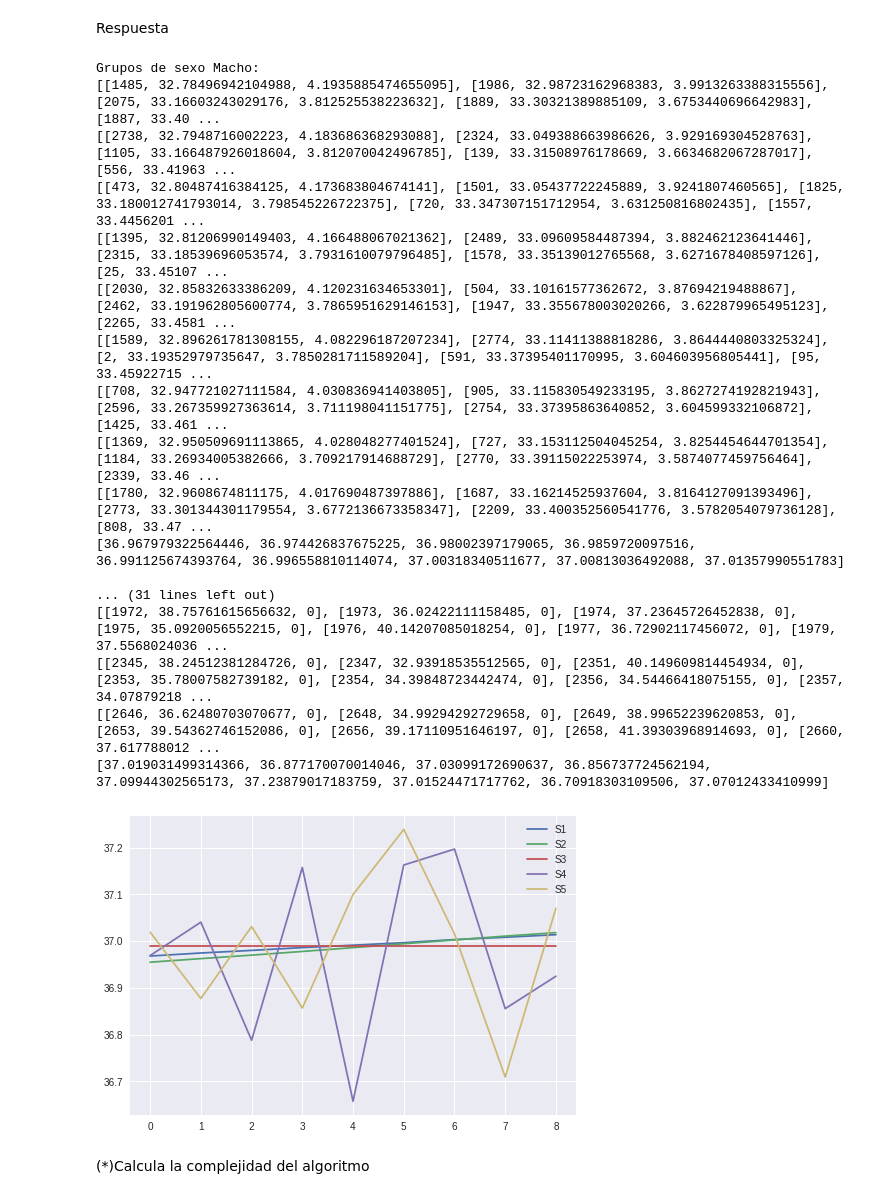
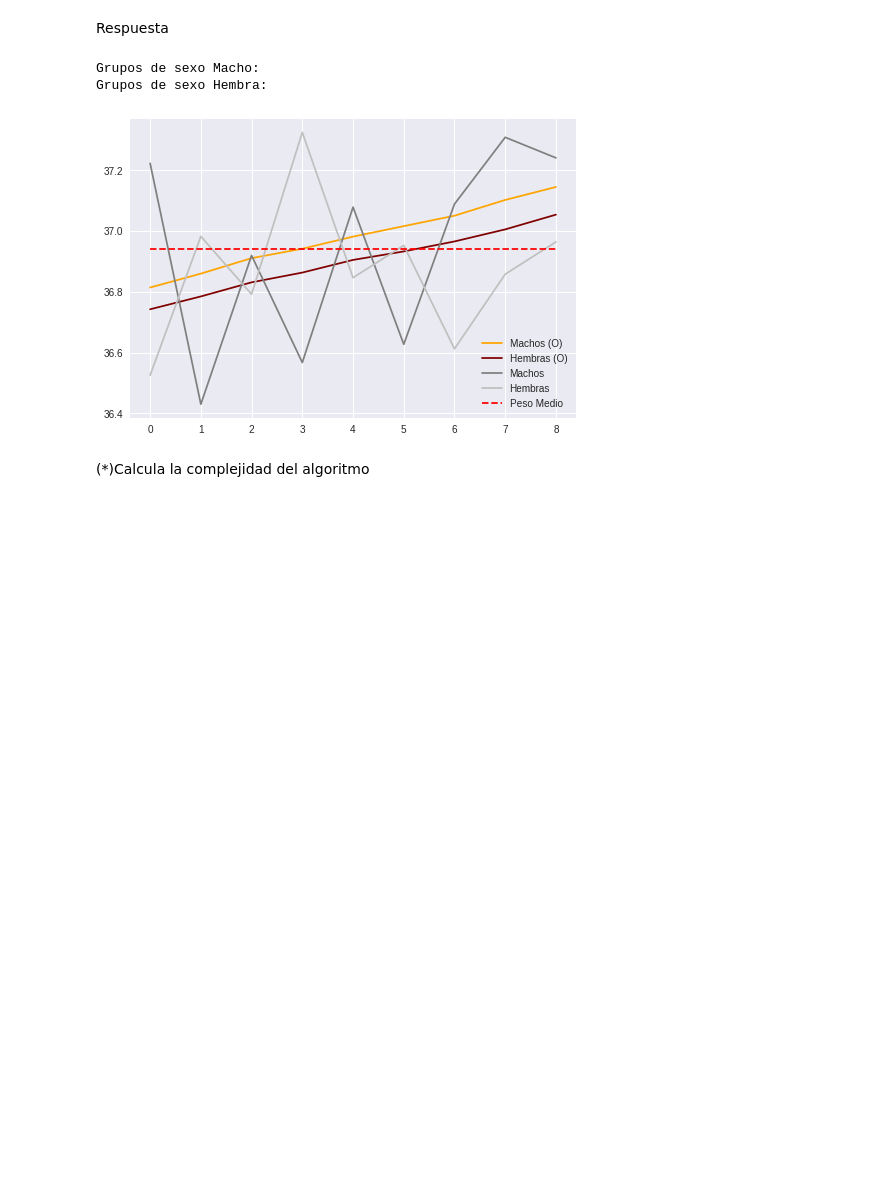
Before and after one commit to a-afonso/03MAIR-Algoritmos-de-optimizacion, a Jupyter notebook: SEMINARIO/SEMINARIO_Augusto_Afonso.ipynb, the cells around one changed output. Drawn from its saved outputs; the diff is of its cells as text; code cells hidden in the pictures; blank space fills up the shorter version.

```diff
--- a/SEMINARIO/SEMINARIO_Augusto_Afonso.ipynb
+++ b/SEMINARIO/SEMINARIO_Augusto_Afonso.ipynb
@@ -216,26 +216,23 @@ import matplotlib.pyplot as plt
 
 
 # Función que imprime un gráfico con varias series
-def print_graph(S1, S2, S3, S4, S5):
+def print_graph(SERIES, Titulos):
   fig, axes = plt.subplots(1, 1)
-  axes.plot(np.arange(len(S1)), S1)
-  axes.plot(np.arange(len(S2)), S2)
-  axes.plot(np.arange(len(S3)), S3)
-  axes.plot(np.arange(len(S4)), S4)
-  axes.plot(np.arange(len(S5)), S5)
-  plt.legend(['S1', 'S2', 'S3', 'S4', 'S5'], loc='best')
+  for i in range(len(SERIES)):
+    axes.plot(np.arange(len(SERIES[i])), SERIES[i], COLORES[i])
+  plt.legend(Titulos, loc='best')
   plt.show()
 
 
 # Inicialización de variables globales
-nIndividuals = 3000
+nIndividuals = 500
 nTreats = 3
 nGroups = 3
 
 
 # Creación de un dataset de muestra
 MUESTRA = pd.DataFrame()
-random.seed(0)
+#random.seed(30000)
 MUESTRA["Id"] = [i for i in range(nIndividuals)]
 MUESTRA["Peso"] = [random.gauss(37, 2.1) for i in range(nIndividuals)]
 MUESTRA["Sexo"] = [random.getrandbits(1) for i in range(nIndividuals)]
@@ -339,65 +336,61 @@ print('Grupos de sexo Macho: ')
 LPM = []
 for i in agrupaciones[0]:
   p_medio = np.mean(i, axis=0)[1]
   LPM.append(p_medio)
-  print(i)
-print(LPM)
-print()
+  #print(i)
+#print(LPM)
+#print()
 
 print('Grupos de sexo Hembra: ')
 LPF = []
 for i in agrupaciones[1]:
   p_medio = np.mean(i, axis=0)[1]
   LPF.append(p_medio)
-  print(i)
-print(LPF)
-print()
+  #print(i)
+#print(LPF)
+#print()
 
 
 # Calcula e imprime los grupos sin ordenar
 agrupaciones = do_problem1(MUESTRA, nTreats, nGroups, '')
 
-print('Grupos de sexo Macho: ')
+#print('Grupos de sexo Macho: ')
 LPMU = []
 for i in agrupaciones[0]:
   p_medio = np.mean(i, axis=0)[1]
   LPMU.append(p_medio)
-  print(i)
-print(LPMU)
-print()
+  #print(i)
+#print(LPMU)
+#print()
 
-print('Grupos de sexo Hembra: ')
+#print('Grupos de sexo Hembra: ')
 LPFU = []
 for i in agrupaciones[1]:
   p_medio = np.mean(i, axis=0)[1]
   LPFU.append(p_medio)
-  print(i)
-print(LPFU)
-print()
+  #print(i)
+#print(LPFU)
+#print()
 
 
 # Imprime un gráfico comparativo
+SERIES = []
+SERIES.append(LPM)
+SERIES.append(LPF)
+SERIES.append(LPMU)
+SERIES.append(LPFU)
 m = (np.mean(LPM) + np.mean(LPF)) / 2
-print_graph(LPM, LPF, [m for _ in range(nTreats * nGroups)], LPMU, LPFU)
+SERIES.append([m for _ in range(nTreats * nGroups)])
+
+TITULOS = ['Machos (O)', 'Hembras (O)', 'Machos', 'Hembras', 'Peso Medio']
+
+COLORES = ['orange', 'maroon', 'gray', 'silver', 'r--']
+
+print_graph(SERIES, TITULOS)
 # %% [output]
 Grupos de sexo Macho:
-[[1485, 32.78496942104988, 4.1935885474655095], [1986, 32.98723162968383, 3.9913263388315556], [2075, 33.16603243029176, 3.812525538223632], [1889, 33.30321389885109, 3.6753440696642983], [1887, 33.40 ...
-[[2738, 32.7948716002223, 4.183686368293088], [2324, 33.049388663986626, 3.929169304528763], [1105, 33.166487926018604, 3.812070042496785], [139, 33.31508976178669, 3.6634682067287017], [556, 33.41963 ...
-[[473, 32.80487416384125, 4.173683804674141], [1501, 33.05437722245889, 3.9241807460565], [1825, 33.180012741793014, 3.798545226722375], [720, 33.347307151712954, 3.631250816802435], [1557, 33.4456201 ...
-[[1395, 32.81206990149403, 4.166488067021362], [2489, 33.09609584487394, 3.882462123641446], [2315, 33.18539696053574, 3.7931610079796485], [1578, 33.35139012765568, 3.6271678408597126], [25, 33.45107 ...
-[[2030, 32.85832633386209, 4.120231634653301], [504, 33.10161577362672, 3.87694219488867], [2462, 33.191962805600774, 3.7865951629146153], [1947, 33.355678003020266, 3.622879965495123], [2265, 33.4581 ...
-[[1589, 32.896261781308155, 4.082296187207234], [2774, 33.11411388818286, 3.8644440803325324], [2, 33.19352979735647, 3.7850281711589204], [591, 33.37395401170995, 3.604603956805441], [95, 33.45922715 ...
-[[708, 32.947721027111584, 4.030836941403805], [905, 33.115830549233195, 3.8627274192821943], [2596, 33.267359927363614, 3.711198041151775], [2754, 33.37395863640852, 3.604599332106872], [1425, 33.461 ...
-[[1369, 32.950509691113865, 4.028048277401524], [727, 33.153112504045254, 3.8254454644701354], [1184, 33.26934005382666, 3.709217914688729], [2770, 33.39115022253974, 3.5874077459756464], [2339, 33.46 ...
-[[1780, 32.9608674811175, 4.017690487397886], [1687, 33.16214525937604, 3.8164127091393496], [2773, 33.301344301179554, 3.6772136673358347], [2209, 33.400352560541776, 3.5782054079736128], [808, 33.47 ...
-[36.967979322564446, 36.974426837675225, 36.98002397179065, 36.9859720097516, 36.991125674393764, 36.996558810114074, 37.00318340511677, 37.00813036492088, 37.01357990551783]
-
-... (31 lines left out)
-[[1972, 38.75761615656632, 0], [1973, 36.02422111158485, 0], [1974, 37.23645726452838, 0], [1975, 35.0920056552215, 0], [1976, 40.14207085018254, 0], [1977, 36.72902117456072, 0], [1979, 37.5568024036 ...
-[[2345, 38.24512381284726, 0], [2347, 32.93918535512565, 0], [2351, 40.149609814454934, 0], [2353, 35.78007582739182, 0], [2354, 34.39848723442474, 0], [2356, 34.54466418075155, 0], [2357, 34.07879218 ...
-[[2646, 36.62480703070677, 0], [2648, 34.99294292729658, 0], [2649, 38.99652239620853, 0], [2653, 39.54362746152086, 0], [2656, 39.17110951646197, 0], [2658, 41.39303968914693, 0], [2660, 37.617788012 ...
-[37.019031499314366, 36.877170070014046, 37.03099172690637, 36.856737724562194, 37.09944302565173, 37.23879017183759, 37.01524471717762, 36.70918303109506, 37.07012433410999]
+Grupos de sexo Hembra:
-[figure, old version]
+[figure, new version]
 # %% [markdown]
 (*)Calcula la complejidad del algoritmo
 # %% [markdown]
```
